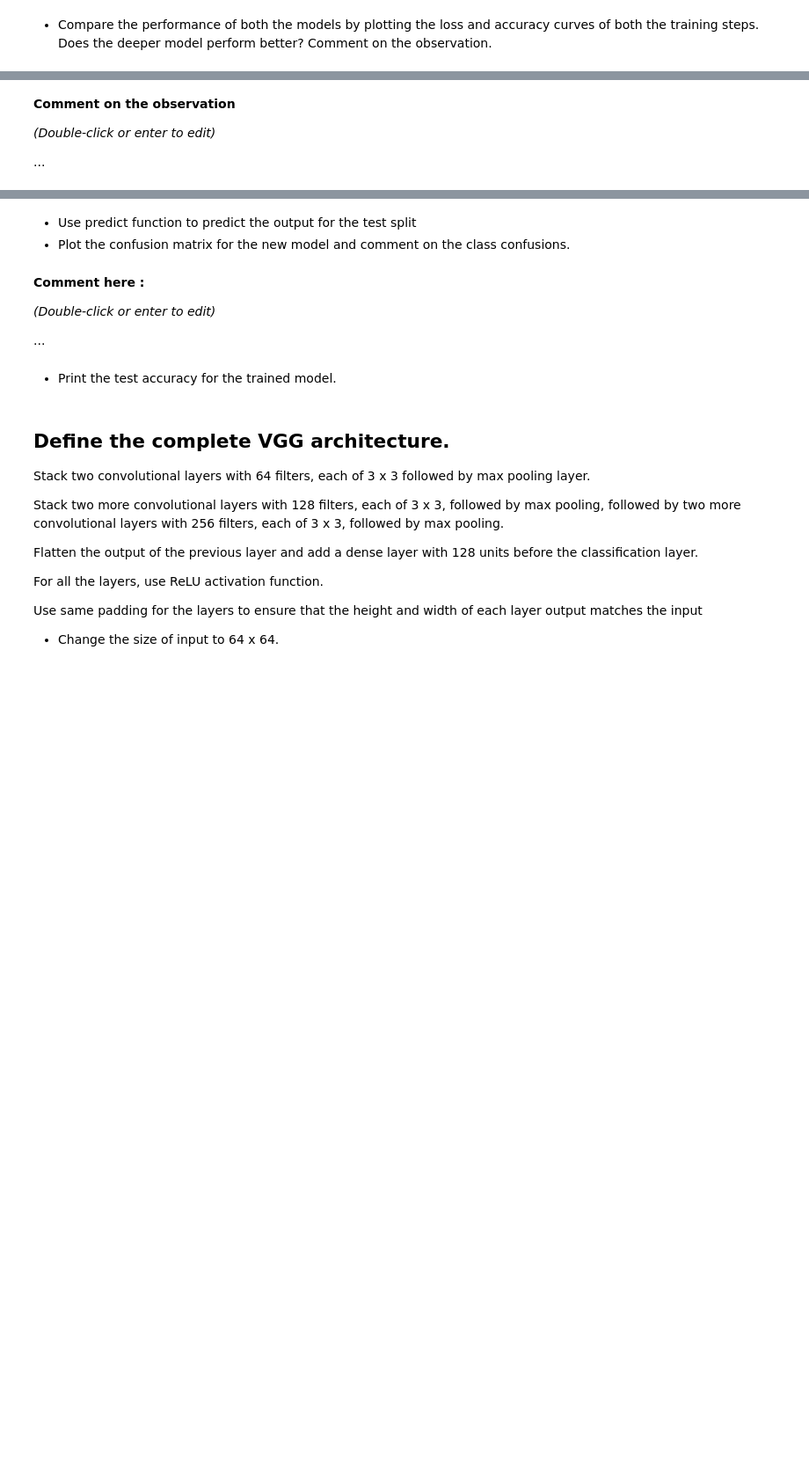
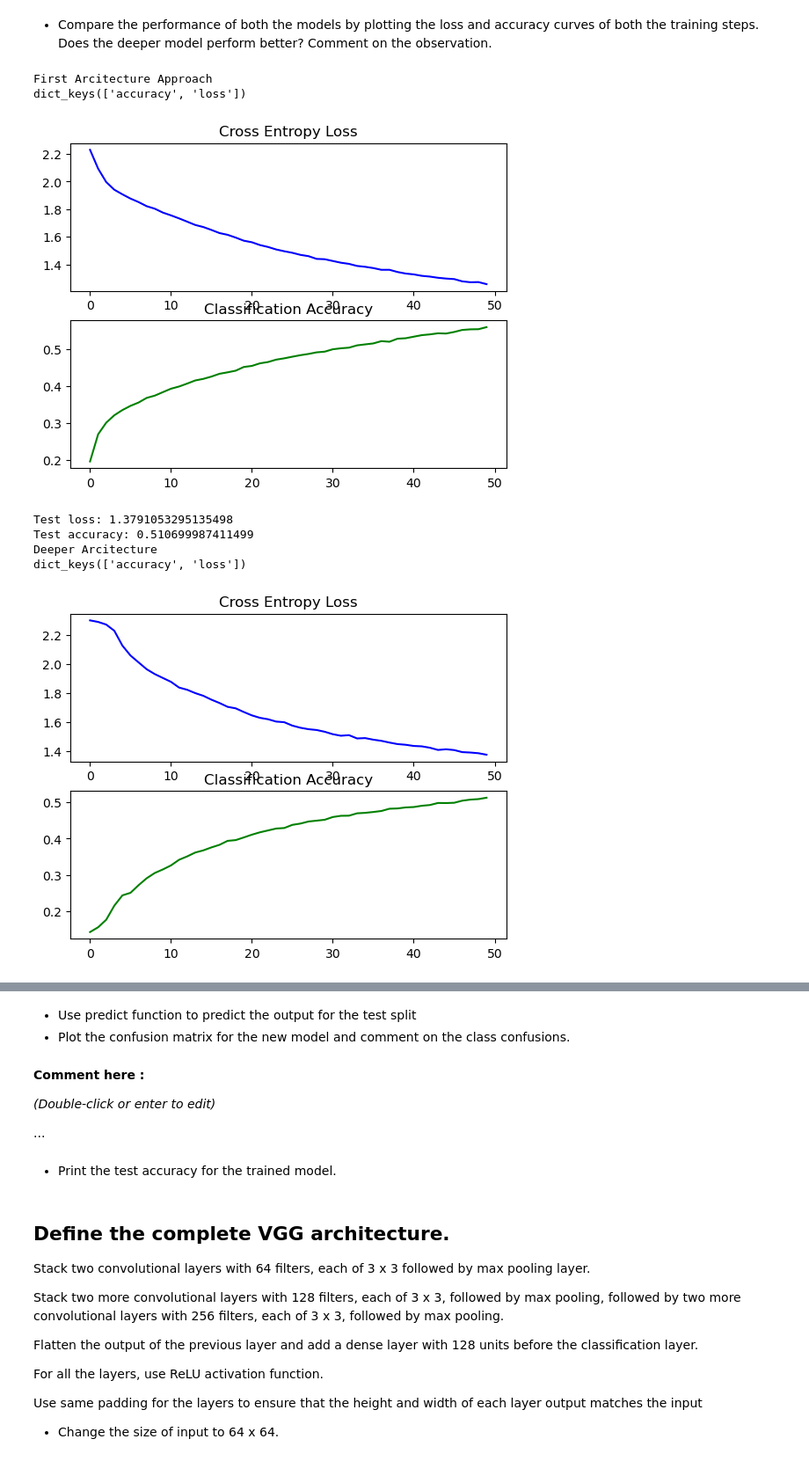
Before and after one commit to ironhack-labs/lab-image-classification-using-convolutional-neural-networks, a Jupyter notebook: main.ipynb, the cells around one changed output, grey strips where cells are left out. Shown at 88% size. Drawn from its saved outputs; the diff is of its cells as text; code cells hidden in the pictures; blank space fills up the shorter version.

Commit message:
model run #3

```diff
--- a/main.ipynb
+++ b/main.ipynb
@@ -249,0 +251,4 @@ plt.show()
+# %%
+score = model.evaluate(x_test, y_test, verbose=1)
+print("Test loss:", score[0])
+print("Test accuracy:", score[1])
@@ -316,7 +351,7 @@ Model: "sequential"
 batch_size_value = 512
 epochs_value = 50
 
-model.compile(loss="categorical_crossentropy", optimizer="SGD", metrics=["accuracy"])
+model2.compile(loss="categorical_crossentropy", optimizer="SGD", metrics=["accuracy"])
 
 history2 = model.fit(x_train, y_train, batch_size=batch_size_value, epochs=epochs_value)
 # %% [output]
@@ -331,16 +375,48 @@ Epoch 4/50
 # %% [markdown]
 *   Compare the performance of both the models by plotting the loss and accuracy curves of both the training steps. Does the deeper model perform better? Comment on the observation.
 # %%
-Print("First Arcitecture Approach")
+print("First Arcitecture Approach")
 
 print(history.history.keys())
 
-print(history.history['loss']) # returns the loss value at the end of each epoch
-print(history.history['accuracy']) # returns the accuracy at the end of each epoch
+# print(history.history['loss']) # returns the loss value at the end of each epoch
+# print(history.history['accuracy']) # returns the accuracy at the end of each epoch
 
+plt.subplot(211)
+plt.title('Cross Entropy Loss')
+plt.plot(history.history['loss'], color='blue', label='train')
 
-Print("Deeper Arcitecture")
+plt.subplot(212)
+plt.title('Classification Accuracy')
+plt.plot(history.history['accuracy'], color='green', label='train')
+plt.show()
+
+print("Test loss:", score[0])
+print("Test accuracy:", score[1])
+
+print("Deeper Arcitecture")
 print(history2.history.keys())
 
-print(history2.history['loss']) # returns the loss value at the end of each epoch
-print(history2.history['accuracy']) # returns the accuracy at the end of each epoch
+# print(history2.history['loss']) # returns the loss value at the end of each epoch
+# print(history2.history['accuracy']) # returns the accuracy at the end of each epoch
+plt.subplot(211)
+plt.title('Cross Entropy Loss')
+plt.plot(history2.history['loss'], color='blue', label='train')
+
+plt.subplot(212)
+plt.title('Classification Accuracy')
+plt.plot(history2.history['accuracy'], color='green', label='train')
+plt.show()
+
+score2 = model.evaluate(x_test, y_test, verbose=1)
+print("Test loss:", score2[0])
+print("Test accuracy:", score2[1])
+# %% [output]
+First Arcitecture Approach
+dict_keys(['accuracy', 'loss'])
+[figure, added]
+Test loss: 1.3791053295135498
+Test accuracy: 0.510699987411499
+Deeper Arcitecture
+dict_keys(['accuracy', 'loss'])
+[figure, added]
@@ -347,6 +425,0 @@ print(history2.history['accuracy']) # returns the accuracy at the end of each ep
-# %% [markdown]
-**Comment on the observation**
-
-*(Double-click or enter to edit)*
-
-...
```
Also changed, not shown: parts of 10 cells of this notebook.
